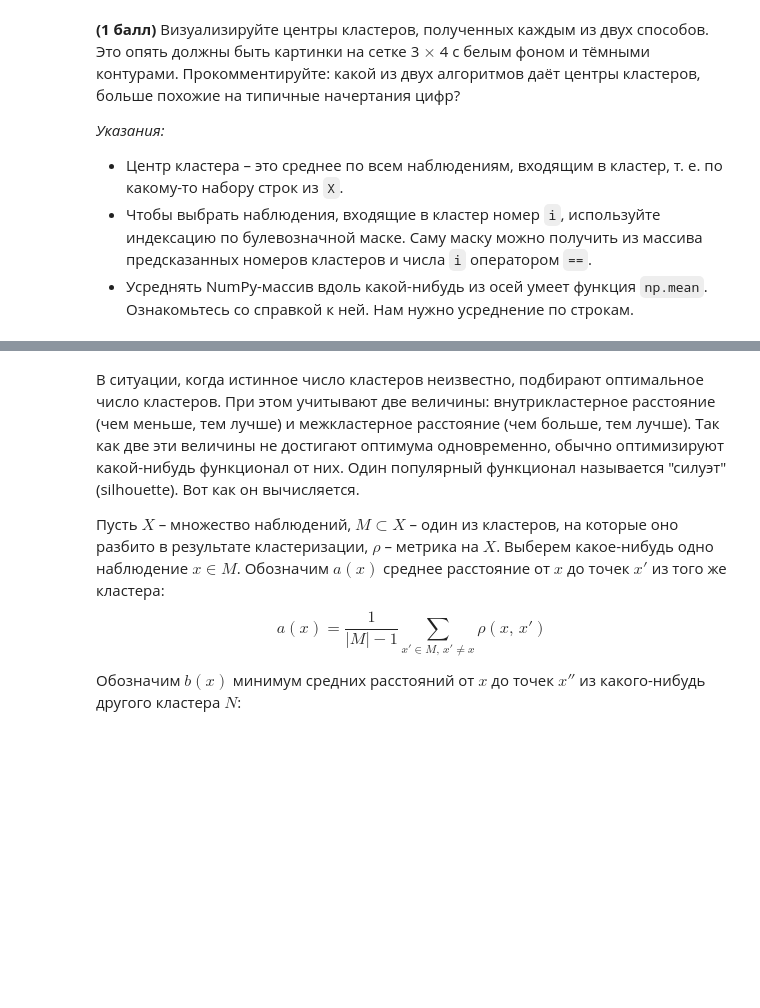
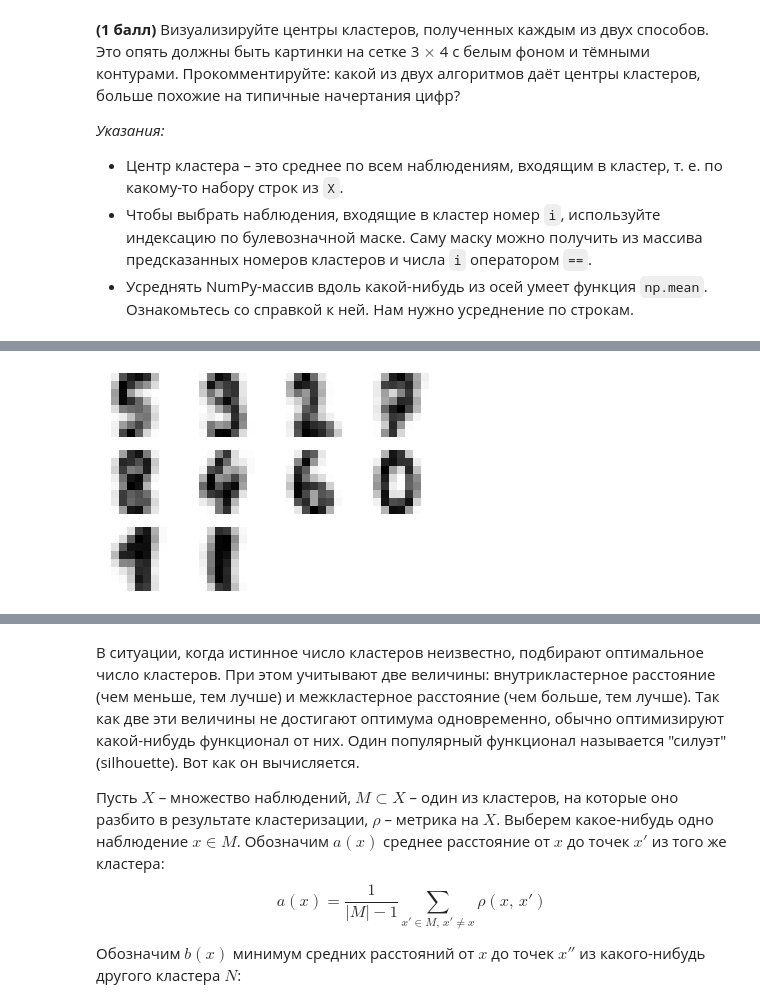
Before and after one commit to evgenny/clustering, a Jupyter notebook: clustering.ipynb, the cells around one changed output, grey strips where cells are left out. Cells and saved outputs as stored; diff of their text form; code cells hidden in the pictures; blank space fills up the shorter version.

```diff
--- a/clustering.ipynb
+++ b/clustering.ipynb
@@ -53,7 +53,8 @@ for row in range(3):
         ax.set_axis_off()
         index = row * 4  + col
         if index < 10:
-            ax.imshow(digits.images[index], cmap=plt.cm.gray_r, interpolation='nearest')
+            # ax.imshow(digits.images[index], cmap=plt.cm.gray_r, interpolation='nearest')
+            ax.imshow(X[index].reshape(8, 8), cmap=plt.cm.gray_r, interpolation='nearest')
 # %% [output]
 [figure]
 # %% [markdown]
@@ -82,0 +114,18 @@ for row in range(3):
+# %%
+agg_centers = []
+
+for i in range(10):
+    digit = np.mean(X[agg_clusters == i], axis=0)
+    agg_centers.append(digit)
+
+fig, axes = plt.subplots(3, 4)
+
+for row in range(3):
+    for col in range(4):
+        ax = axes[row, col]
+        ax.set_axis_off()
+        index = row * 4  + col
+        if index < 10:
+            ax.imshow(agg_centers[index].reshape(8, 8), cmap=plt.cm.gray_r, interpolation='nearest')
+# %% [output]
+[figure, added]
```
Also changed, not shown: parts of 21 cells of this notebook.
